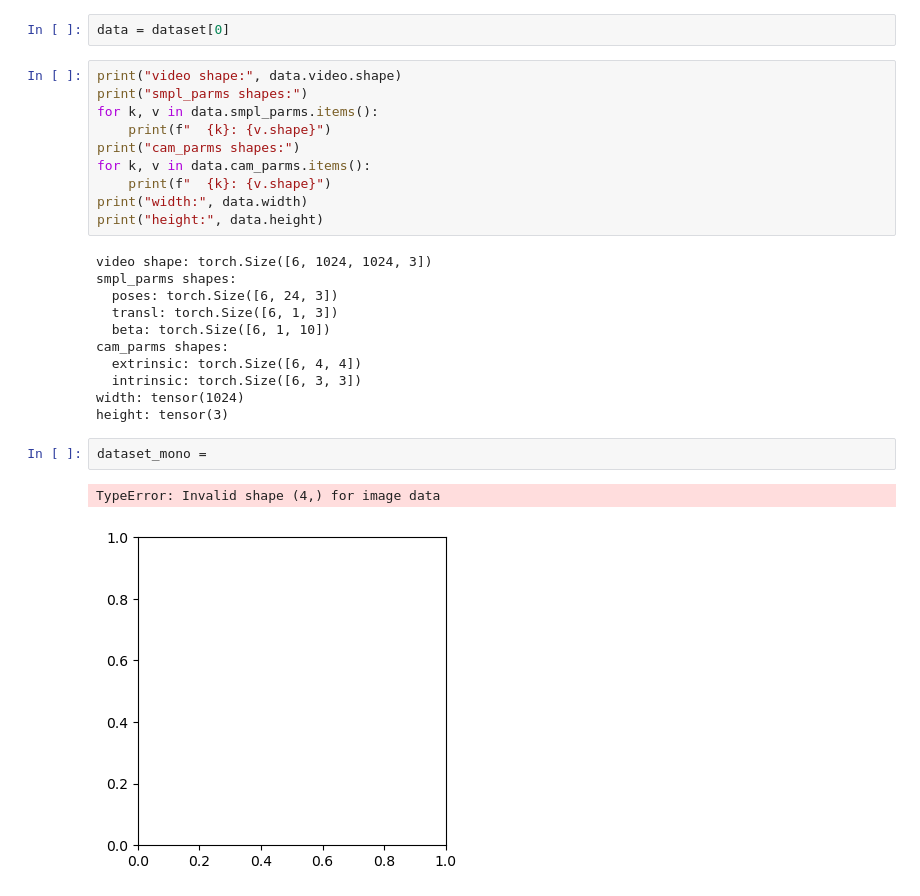
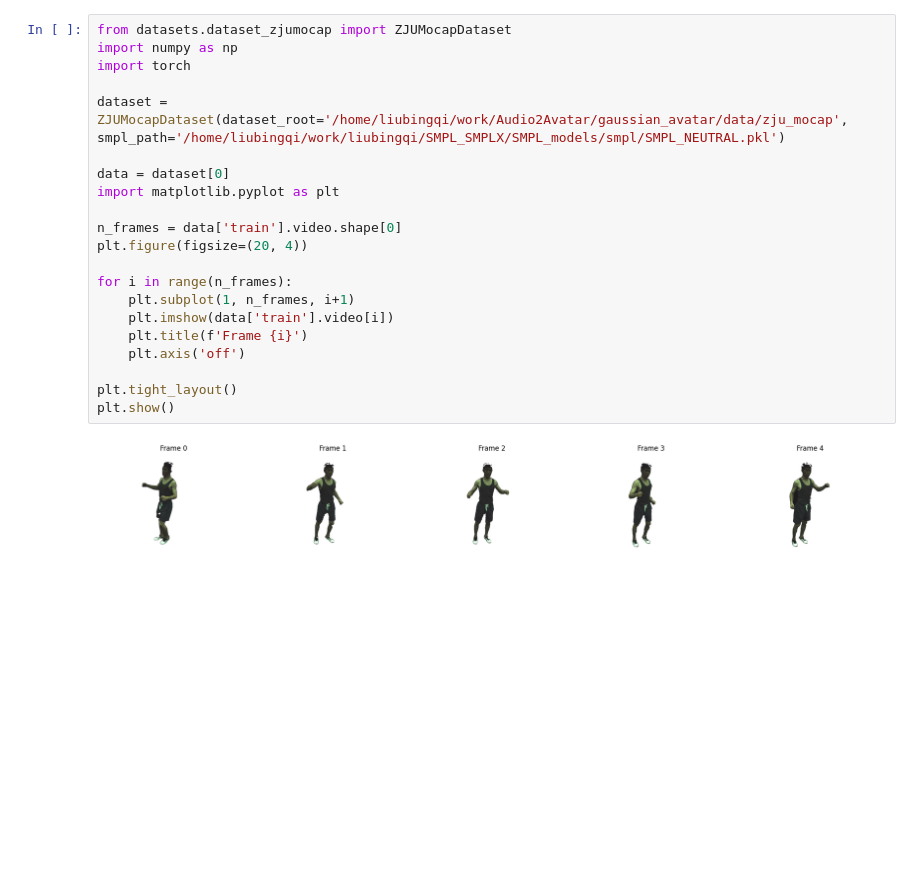
Before and after one commit to liubingqi7/Audio2Avatar, a Jupyter notebook: gaussian_avatar/test.ipynb, the cells around one changed output. Drawn from its saved outputs; the diff is of its cells as text; blank space fills up the shorter version.

Commit message:
add zjumocap

```diff
--- a/gaussian_avatar/test.ipynb
+++ b/gaussian_avatar/test.ipynb
@@ -11,28 +1,23 @@ dataset = BaseDataset(
-# %%
-data = dataset[0]
-# %%
-print("video shape:", data.video.shape)
-print("smpl_parms shapes:")
-for k, v in data.smpl_parms.items():
-    print(f"  {k}: {v.shape}")
-print("cam_parms shapes:")
-for k, v in data.cam_parms.items():
-    print(f"  {k}: {v.shape}")
-print("width:", data.width)
-print("height:", data.height)
-# %% [output]
-video shape: torch.Size([6, 1024, 1024, 3])
-smpl_parms shapes:
-  poses: torch.Size([6, 24, 3])
-  transl: torch.Size([6, 1, 3])
-  beta: torch.Size([6, 1, 10])
-cam_parms shapes:
-  extrinsic: torch.Size([6, 4, 4])
-  intrinsic: torch.Size([6, 3, 3])
-width: tensor(1024)
-height: tensor(3)
-# %%
-dataset_mono =
-# %% [output]
-TypeError: Invalid shape (4,) for image data
-[figure, removed]
+# %%
+from datasets.dataset_zjumocap import ZJUMocapDataset
+import numpy as np
+import torch
+
+dataset = ZJUMocapDataset(dataset_root='/home/liubingqi/work/Audio2Avatar/gaussian_avatar/data/zju_mocap', smpl_path='/home/liubingqi/work/liubingqi/SMPL_SMPLX/SMPL_models/smpl/SMPL_NEUTRAL.pkl')
+
+data = dataset[0]
+import matplotlib.pyplot as plt
+
+n_frames = data['train'].video.shape[0]
+plt.figure(figsize=(20, 4))
+
+for i in range(n_frames):
+    plt.subplot(1, n_frames, i+1)
+    plt.imshow(data['train'].video[i])
+    plt.title(f'Frame {i}')
+    plt.axis('off')
+
+plt.tight_layout()
+plt.show()
+# %% [output]
+[figure, added]
```
Also changed, not shown: parts of 3 cells of this notebook, 10 other files.
